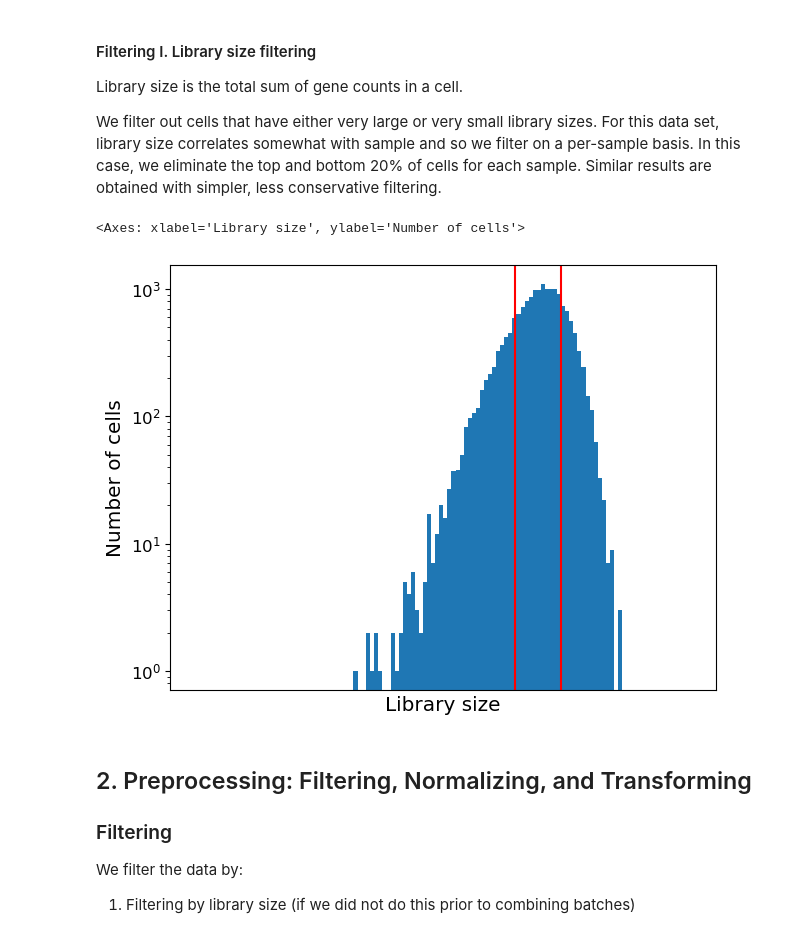
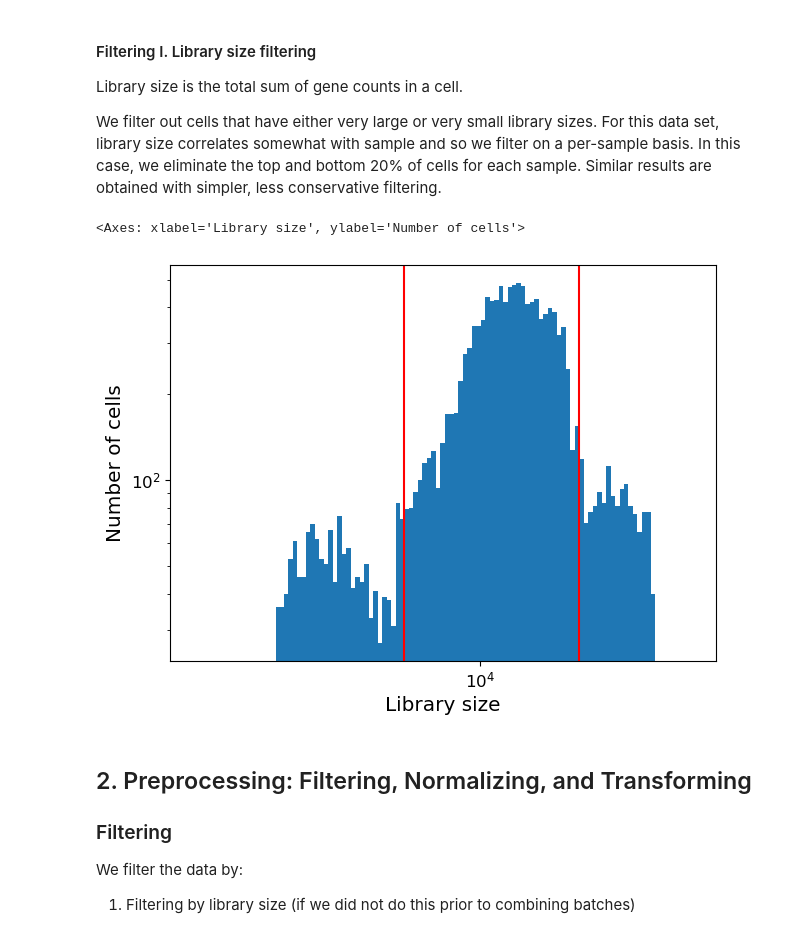
Before and after one commit to KrishnaswamyLab/omics_toolbox, a Jupyter notebook: workshops/cancer_plasticity/phate/01_Dimensionality_Reduction.ipynb, the cells around one changed output. Saved outputs shown, nothing was run; the diff lists cells and outputs as text; code cells hidden in the pictures.

```diff
--- a/workshops/cancer_plasticity/phate/01_Dimensionality_Reduction.ipynb
+++ b/workshops/cancer_plasticity/phate/01_Dimensionality_Reduction.ipynb
@@ -42,0 +38,9 @@ sample_labels = adata.obs['sample_labels']
+# %%
+RAW_DATA_DIR = '/gpfs/gibbs/pi/krishnaswamy_smita/Chaffer_2017_mammosphere/'
+sparse=True
+T1 = scprep.io.load_10X(os.path.join(RAW_DATA_DIR, "cellranger_out", "HCC38_2D_culture"), sparse=sparse, gene_labels='both')
+T2 = scprep.io.load_10X(os.path.join(RAW_DATA_DIR, "cellranger_out", "TSA-48HR_3"), sparse=sparse, gene_labels='both')
+T3 = scprep.io.load_10X(os.path.join(RAW_DATA_DIR, "cellranger_out", "TSA-D12"), sparse=sparse, gene_labels='both')
+T4 = scprep.io.load_10X(os.path.join(RAW_DATA_DIR, "cellranger_out", "TSA-D18"), sparse=sparse, gene_labels='both')
+T5 = scprep.io.load_10X(os.path.join(RAW_DATA_DIR, "cellranger_out", "TSA-D30"), sparse=sparse, gene_labels='both')
+T1.head()
@@ -42,0 +56,15 @@ sample_labels = adata.obs['sample_labels']
+# %%
+filtered_batches = []
+for batch in [T1, T2, T3, T4, T5]:
+    batch = scprep.filter.filter_library_size(batch, percentile=20, keep_cells='above')
+    batch = scprep.filter.filter_library_size(batch, percentile=80, keep_cells='below')
+    filtered_batches.append(batch)
+del T1, T2, T3, T4, T5 # removes objects from memory
+# %%
+data, sample_labels = scprep.utils.combine_batches(
+    filtered_batches,
+    ["Day 0", "Day 2", "Day 12", "Day 18", "Day 30"],
+    append_to_cell_names=True
+)
+del filtered_batches # removes objects from memory
+data.head()
@@ -60,10 +96,10 @@ We filter out cells that have either very large or very small library sizes. For
 # %%
 # Visualize the parts of the data we will drop.
 # We will keep drop the bellow 20 and above 80 percentiles.
-scprep.plot.plot_library_size(data, percentile=[20,80])
+scprep.plot.plot_library_size(data, percentile=[10,90])
 # %% [output]
 <Axes: xlabel='Library size', ylabel='Number of cells'>
-[figure, old version]
+[figure, new version]
 # %% [markdown]
 <a id='preprocessing'></a>
 ## 2. Preprocessing: Filtering, Normalizing, and Transforming
```
Also changed, not shown: parts of 15 cells of this notebook.
